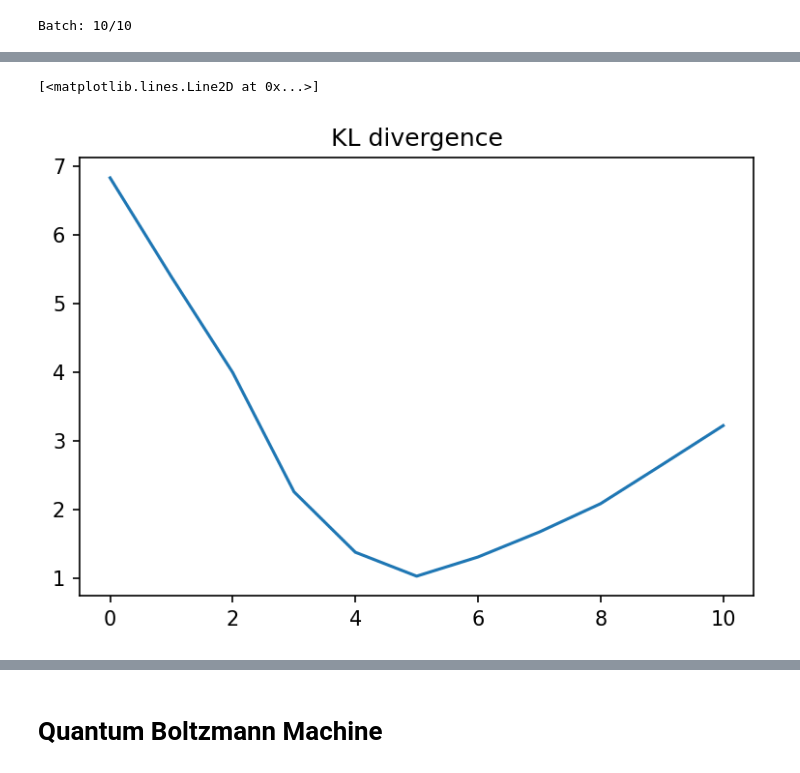
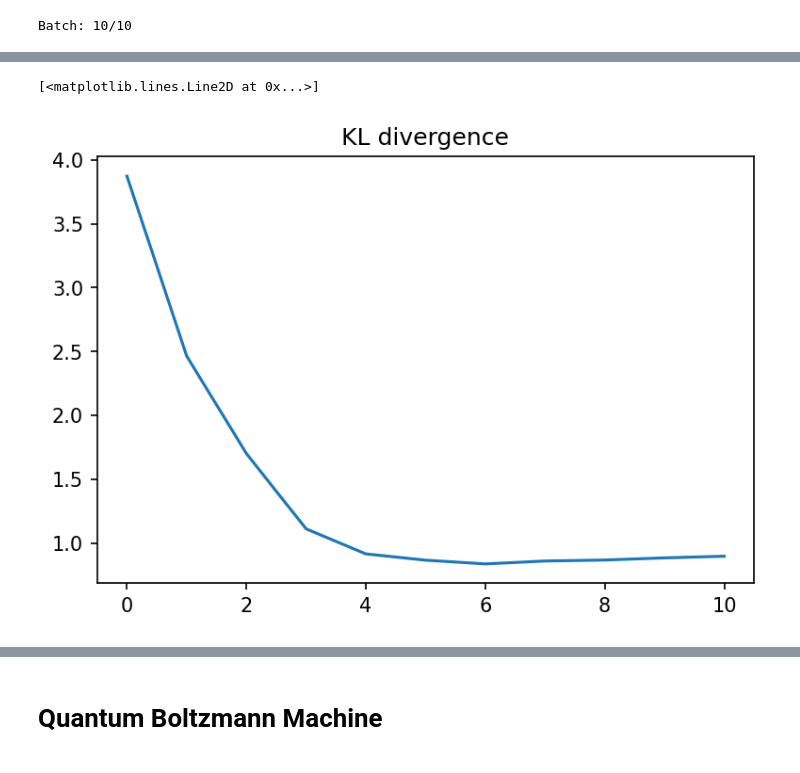
Before and after one commit to haoyudoingthings/QBM, a Jupyter notebook: Boltzmann-Machine.ipynb, the cells around one changed output, grey strips where cells are left out. Saved outputs shown, nothing was run; the diff lists cells and outputs as text; code cells hidden in the pictures.

```diff
--- a/Boltzmann-Machine.ipynb
+++ b/Boltzmann-Machine.ipynb
@@ -67,0 +70,3 @@ qbm1 = QBM(5, 2, use_tqdm=True)
+# %%
+qbm0 = QBM(5, 2, rng_sd=0)
+qbm0.train(dataset, data_prob=dataset.get_prob,  lr=0.11)
@@ -68,5 +116,6 @@ qbm1 = QBM(5, 2, use_tqdm=True)
 # %%
-KL_history = qbm1.train(dataset, data_prob=dataset.get_prob)
+qbm1 = QBM(5, 2, rng_sd=0)
+qbm1.train(dataset, data_prob=dataset.get_prob,  lr=0.033)
 # %% [output]
 Batch: 1/10
 Batch: 2/10
@@ -102,0 +162,3 @@ plt.bar(histo_cat, histo_data)
+# %%
+qbm2 = QBM(5, 2, rng_sd=2)
+qbm2.train(dataset, data_prob=dataset.get_prob, lr=0.075, lr_decay=0.25)
@@ -103,7 +176,7 @@ plt.bar(histo_cat, histo_data)
 # %%
 plt.figure(dpi=150)
 plt.title('KL divergence')
-plt.plot(KL_history)
+plt.plot(qbm2.KL_history)
 # %% [output]
 [<matplotlib.lines.Line2D at 0x...>]
-[figure, old version]
+[figure, new version]
```
Also changed, not shown: parts of 18 cells of this notebook.
